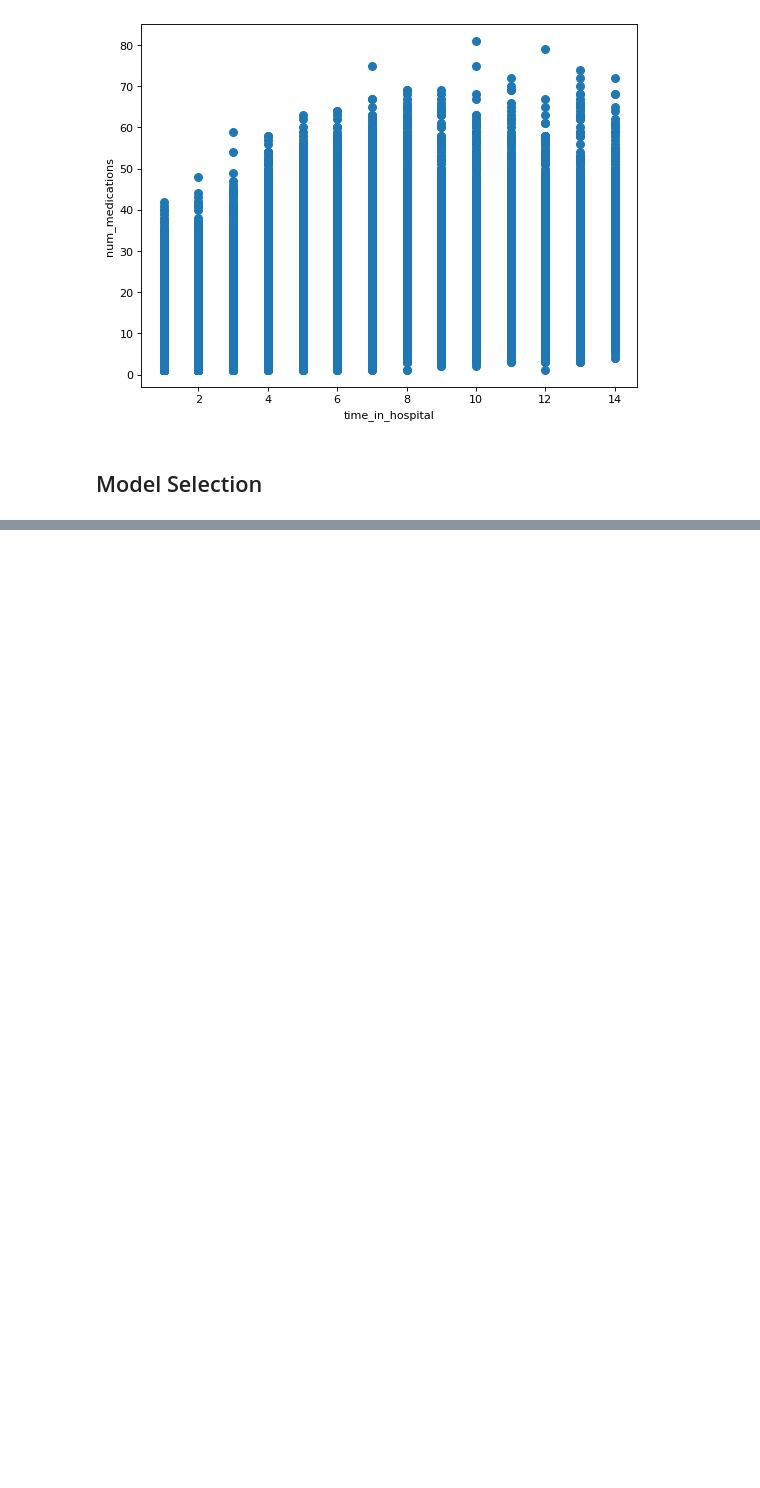
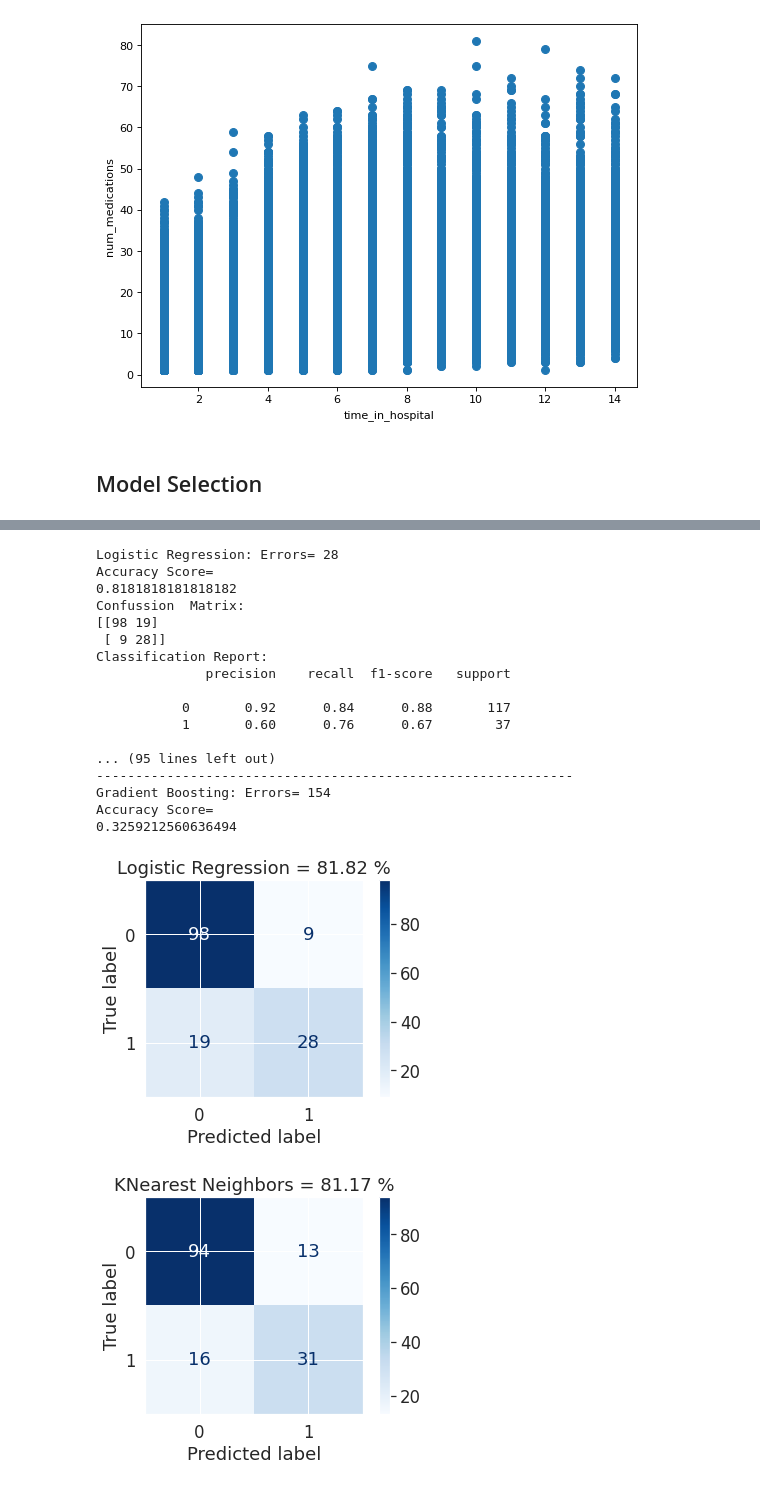
Before and after one commit to psalinas505/python-diabetes, a Jupyter notebook: Python_Diabetes_PS_NN_BB.ipynb, the cells around one changed output, grey strips where cells are left out. Cells and saved outputs as stored; diff of their text form; code cells hidden in the pictures; blank space fills up the shorter version.

Commit message:
added model_selection section over Pablos last version

```diff
--- a/Python_Diabetes_PS_NN_BB.ipynb
+++ b/Python_Diabetes_PS_NN_BB.ipynb
@@ -1000,0 +1021,75 @@ for i, (clf_name, clf) in enumerate(classifiers.items()):
+# %%
+# Used to save the results
+results=dict()
+# %%
+# 2. Train model and make predictions
+
+for i, (clf_name, clf) in enumerate(classifiers.items()):
+
+    # fit the data and tag the outliers
+    if clf_name == 'Logistic Regression':
+        clf.fit(X_train, y_train)
+        y_pred = clf.predict(X_test)
+
+    elif clf_name == 'KNearest Neighbors':
+        clf.fit(X_train, y_train)
+        y_pred = clf.predict(X_test)
+
+    elif clf_name == 'Decision Trees':
+        clf.fit(X_train, y_train)
+        y_pred = clf.predict(X_test)
+
+    elif clf_name == 'Support Vector Machine (SVM)':
+        clf.fit(X_train, y_train)
+        y_pred = clf.predict(X_test)
+
+    elif clf_name == 'Gradient Boosting':
+        clf.fit(X_train, y_train)
+        y_pred = clf.predict(X_test)
+
+    #calculate number of errors
+    n_errors = (y_pred != y_test).sum()
+
+    #run classification metrics
+    print(f'{clf_name}: Errors= {n_errors}')
+    print('Accuracy Score= ')
+    print(clf.score(X_test, y_test))
+    # save results
+    results[clf_name]= round(clf.score(X_test, y_test)*100, 2)
+    if clf_name == 'Gradient Boosting':
+        continue
+    else:
+        print('Confussion  Matrix: ')
+        print(confusion_matrix(y_pred, y_test))
+        print('Classification Report: ')
+        print(classification_report(y_pred, y_test))
+
+    print(classification_report(y_test, y_pred))
+
+    # plot confusion matrix -(redicted labels and true labels)
+    plot = plot_confusion_matrix(clf, X_test, y_test, cmap=plt.cm.Blues)
+    plot.ax_.set_title(clf_name + f' = { round(clf.score(X_test, y_test)*100, 2)} %')
+
+    print(f"Acc Model {clf_name}= {round(clf.score(X_test, y_test)*100, 2)} %")
+
+    print('-------------------------------------------------------------')
+# %% [output]
+Logistic Regression: Errors= 28
+Accuracy Score=
+0.8181818181818182
+Confussion  Matrix:
+[[98 19]
+ [ 9 28]]
+Classification Report:
+              precision    recall  f1-score   support
+
+           0       0.92      0.84      0.88       117
+           1       0.60      0.76      0.67        37
+
+... (95 lines left out)
+-------------------------------------------------------------
+Gradient Boosting: Errors= 154
+Accuracy Score=
+0.3259212560636494
+[figure, added]
+[figure, added]
```
Also changed, not shown: parts of 29 cells of this notebook.
